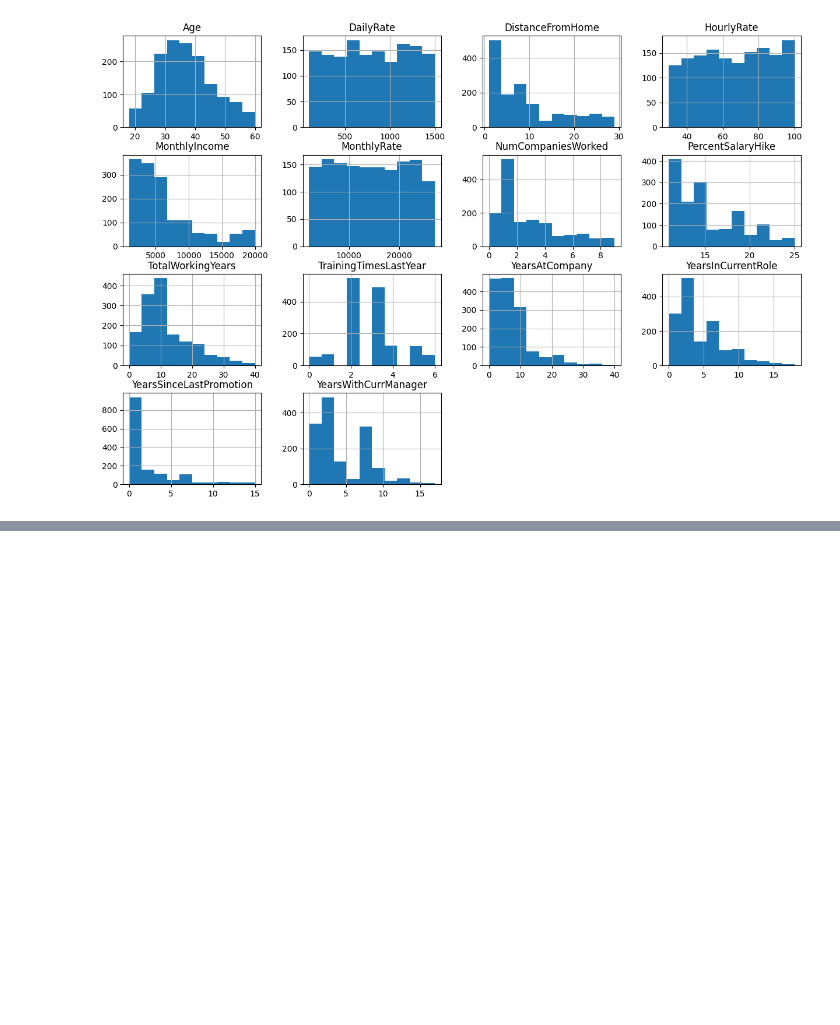
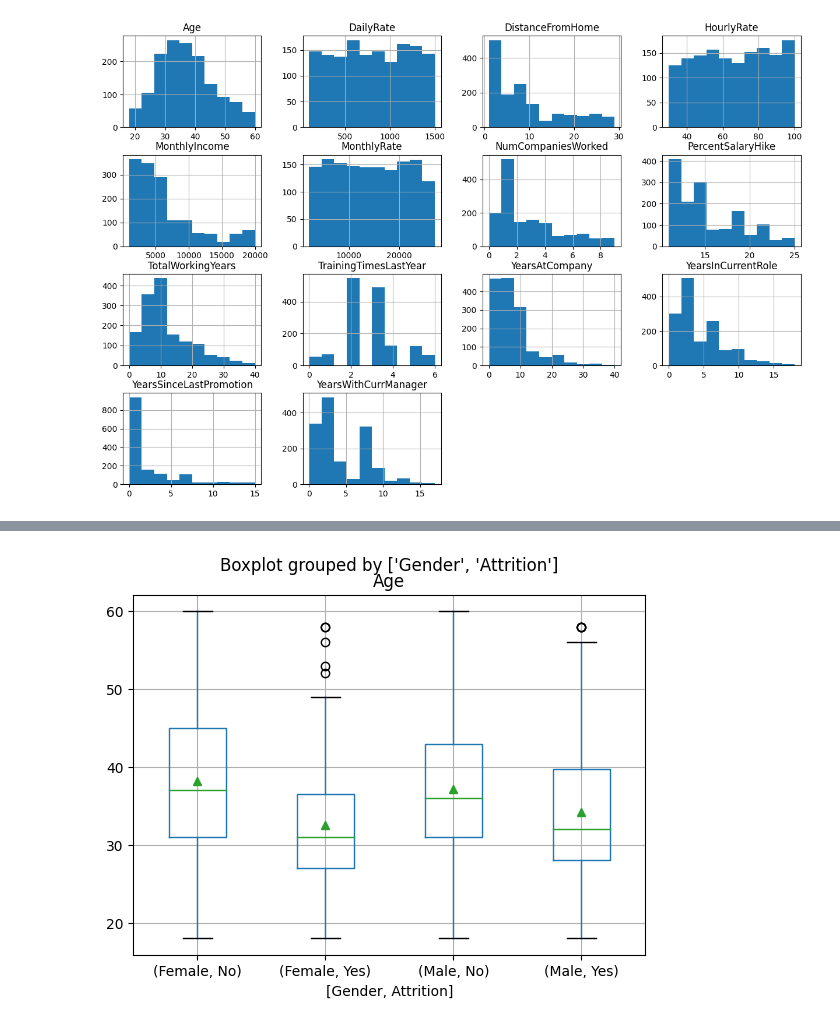
Before and after one commit to stephanyresque/projeto-IBM, a Jupyter notebook: projeto_IBM.ipynb, the cells around one changed output, grey strips where cells are left out. Cells and saved outputs as stored; diff of their text form; code cells hidden in the pictures; blank space fills up the shorter version.

```diff
--- a/projeto_IBM.ipynb
+++ b/projeto_IBM.ipynb
@@ -1757,0 +1789,4 @@ df[colunas_numericas].hist(figsize = (15,10));
+# %%
+df.boxplot(column = 'Age', by = ['Gender', 'Attrition'], showmeans=True);
+# %% [output]
+[figure, added]
```
Also changed, not shown: parts of 12 cells of this notebook.
